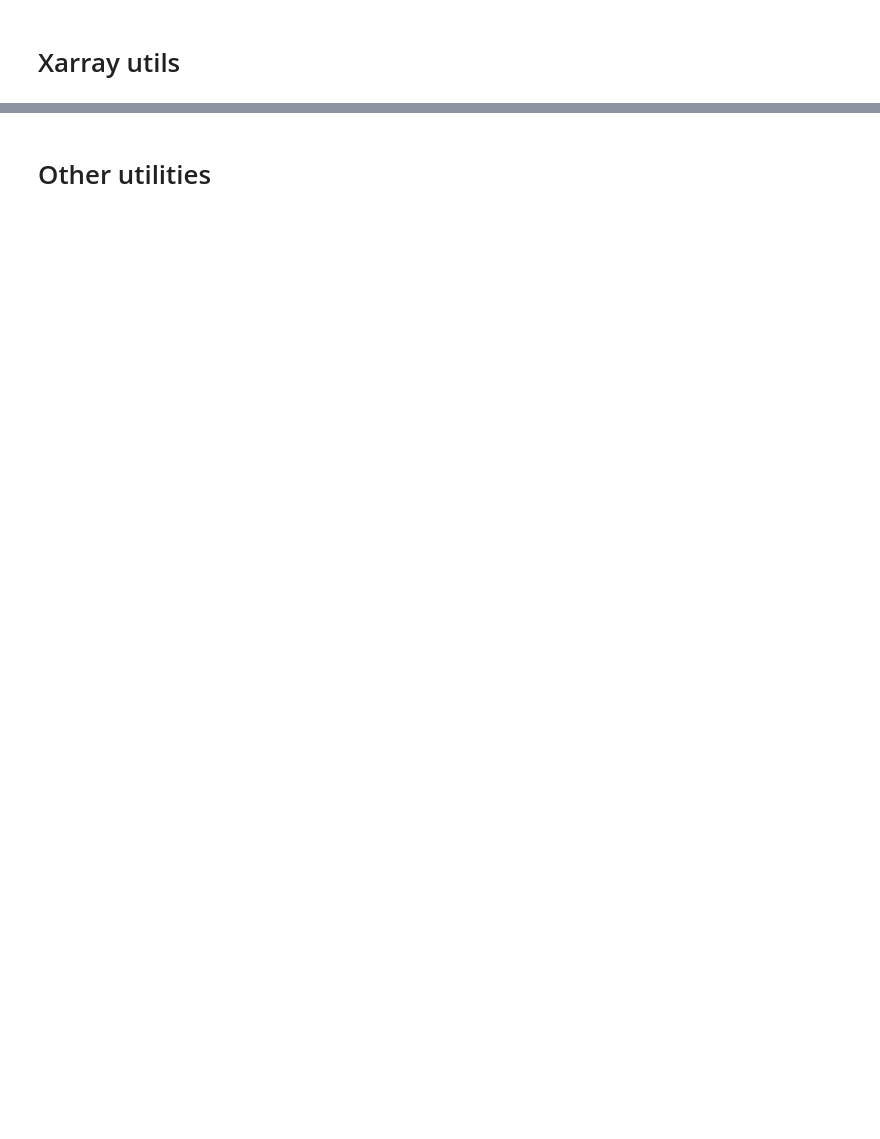
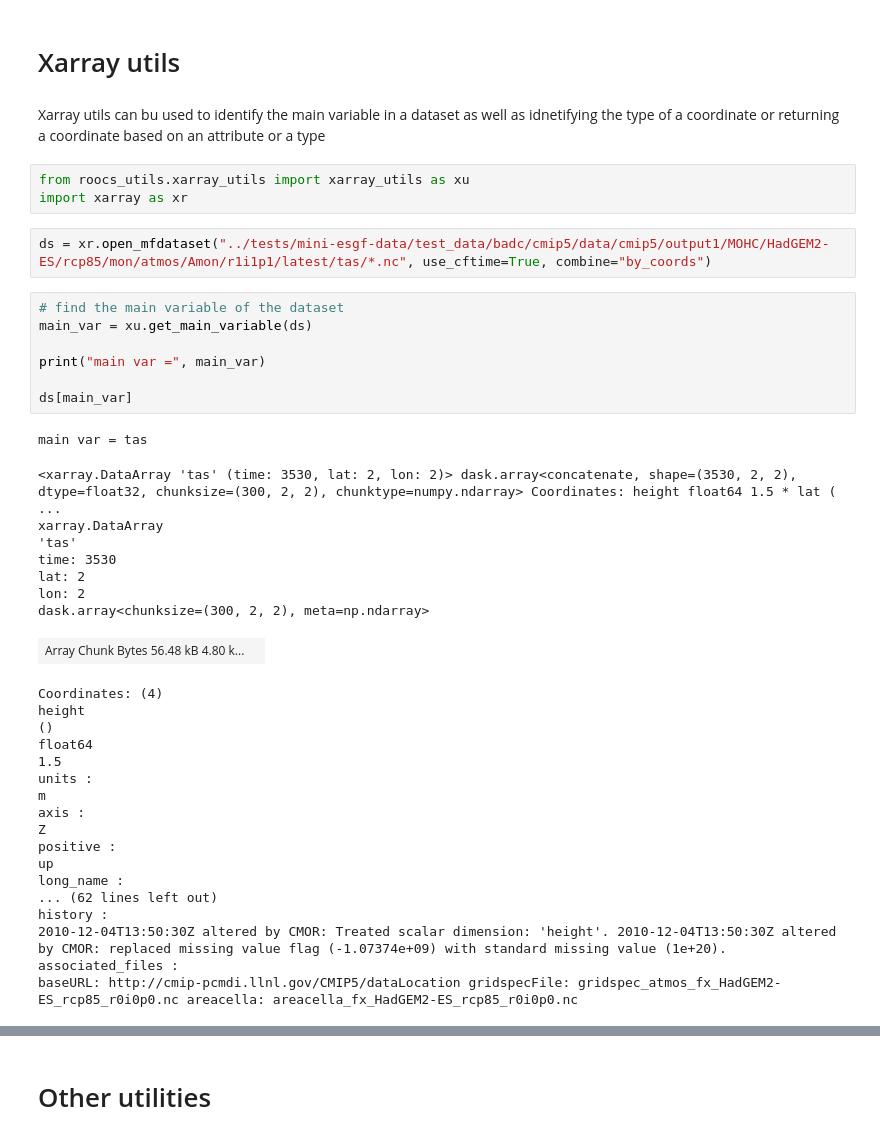
Before and after one commit to roocs/roocs-utils, a Jupyter notebook: notebooks/examples.ipynb, the cells around one changed output, grey strips where cells are left out. Saved outputs shown, nothing was run; the diff lists cells and outputs as text; blank space fills up the shorter version.

```diff
--- a/notebooks/examples.ipynb
+++ b/notebooks/examples.ipynb
@@ -94,2 +103,43 @@ AttributeError: module 'roocs_utils.parameter' has no attribute 'parameterise'
 # %% [markdown]
 # Xarray utils
+# %% [markdown]
+Xarray utils can bu used to identify the main variable in a dataset as well as idnetifying the type of a coordinate or returning a coordinate based on an attribute or a type
+# %%
+from roocs_utils.xarray_utils import xarray_utils as xu
+import xarray as xr
+# %%
+ds = xr.open_mfdataset("../tests/mini-esgf-data/test_data/badc/cmip5/data/cmip5/output1/MOHC/HadGEM2-ES/rcp85/mon/atmos/Amon/r1i1p1/latest/tas/*.nc", use_cftime=True, combine="by_coords")
+# %%
+# find the main variable of the dataset
+main_var = xu.get_main_variable(ds)
+
+print("main var =", main_var)
+
+ds[main_var]
+# %% [output]
+main var = tas
+<xarray.DataArray 'tas' (time: 3530, lat: 2, lon: 2)> dask.array<concatenate, shape=(3530, 2, 2), dtype=float32, chunksize=(300, 2, 2), chunktype=numpy.ndarray> Coordinates: height float64 1.5 * lat ( ...
+xarray.DataArray
+'tas'
+time: 3530
+lat: 2
+lon: 2
+dask.array<chunksize=(300, 2, 2), meta=np.ndarray>
+| Array Chunk Bytes 56.48 kB 4.80 k... |  |
+Coordinates: (4)
+height
+()
+float64
+1.5
+units :
+m
+axis :
+Z
+positive :
+up
+long_name :
+... (62 lines left out)
+history :
+2010-12-04T13:50:30Z altered by CMOR: Treated scalar dimension: 'height'. 2010-12-04T13:50:30Z altered by CMOR: replaced missing value flag (-1.07374e+09) with standard missing value (1e+20).
+associated_files :
+baseURL: http://cmip-pcmdi.llnl.gov/CMIP5/dataLocation gridspecFile: gridspec_atmos_fx_HadGEM2-ES_rcp85_r0i0p0.nc areacella: areacella_fx_HadGEM2-ES_rcp85_r0i0p0.nc
```
Also changed, not shown: parts of 11 cells of this notebook, 7 other files.
